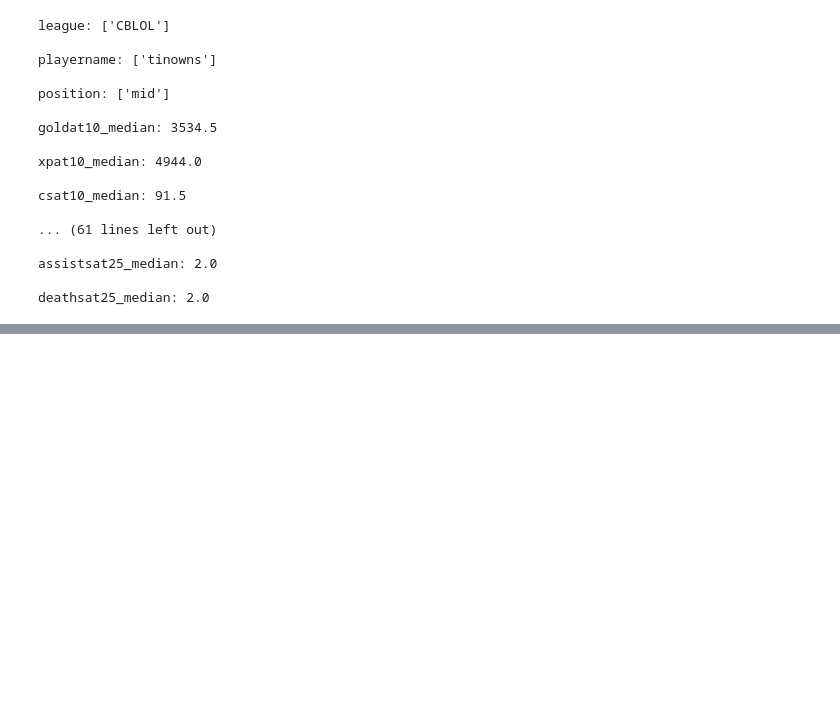
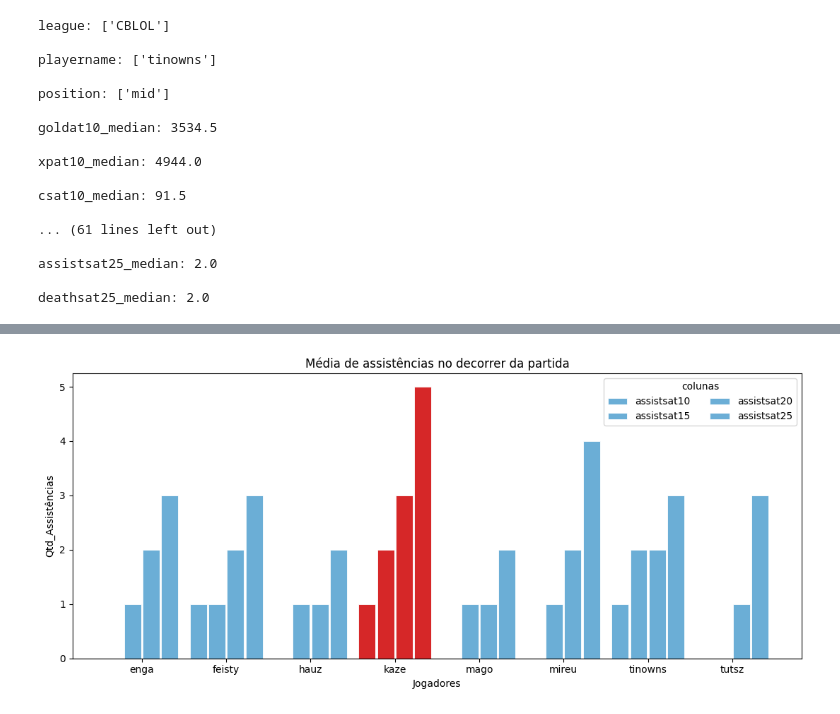
Before and after one commit to yagoandradelima/data-analysis-python, a Jupyter notebook: lol/codes/cblol_2026.ipynb, the cells around one changed output, grey strips where cells are left out. Cells and saved outputs as stored; diff of their text form; code cells hidden in the pictures; blank space fills up the shorter version.

```diff
--- a/lol/codes/cblol_2026.ipynb
+++ b/lol/codes/cblol_2026.ipynb
@@ -123,0 +181,44 @@ deathsat25_median: 2.0
+# %%
+# Fazendo o gráfico
+x = np.arange(len(base_visual.index))       # posição dos 8 indices do eixo x
+n_series = (base_visual_kda.shape[1]-1)/3   # número de colunas por item no eixo x (4)
+bar_width = 0.2                             # largura de cada barra
+gap = 0.02                                  # pequeno espaço entre barras
+colors = plt.cm.tab10.colors
+fig, ax = plt.subplots(figsize=(11,5))
+
+cmap_default = plt.cm.tab20c
+cmap_special = plt.cm.tab10
+
+special_label = "kaze"
+
+group_colors = []
+for i, label in enumerate(base_visual_kda["playername"]):
+    if label == special_label:
+        group_colors.append(cmap_special(3))
+    else:
+        group_colors.append(cmap_default(1))
+
+for j, col in enumerate(base_visual_kda.columns[5:9]):
+    # deslocamento de cada série dentro do grupo
+    offset = (j - (n_series - 1)/2) * (bar_width + gap)
+    ax.bar(x + offset, base_visual_kda[col].values,
+           width=bar_width,
+           label=col,
+           color = group_colors,
+           edgecolor='white',
+           linewidth=0.6
+        )
+
+ax.set_xticks(x)
+ax.set_xticklabels(base_visual_kda["playername"], rotation=0)
+ax.set_yticks([0, 1, 2, 3, 4, 5])
+ax.set_xlabel("Jogadores")
+ax.set_ylabel("Qtd_Assistências")
+ax.set_title("Média de assistências no decorrer da partida")
+ax.legend(title="colunas", ncol=2)
+
+plt.tight_layout()
+plt.show()
+# %% [output]
+[figure, added]
```
Also changed, not shown: parts of 11 cells of this notebook, 2 other files.
